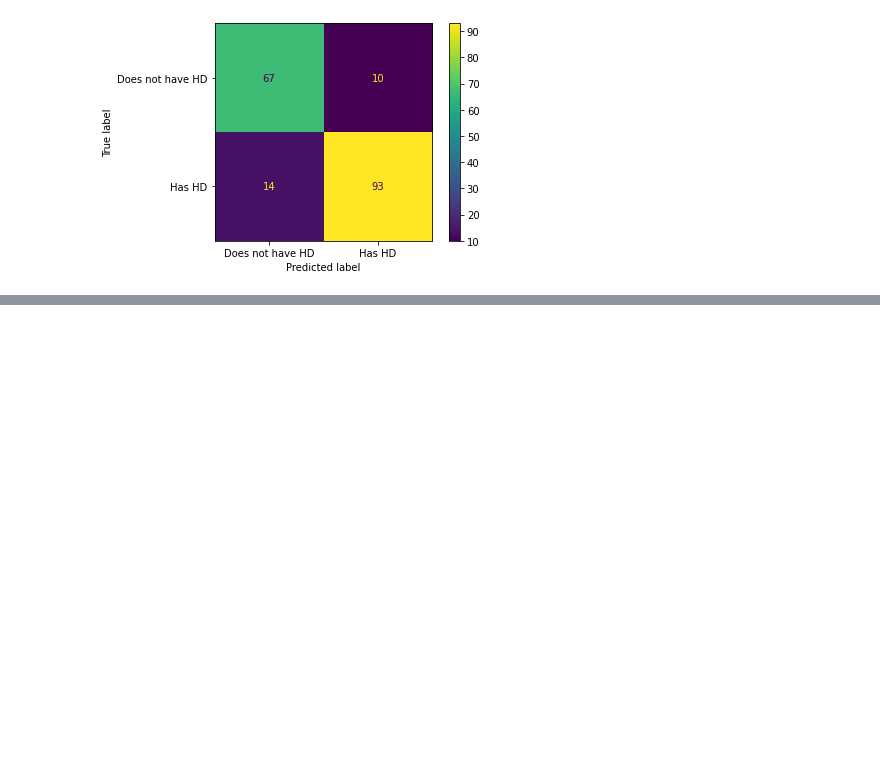
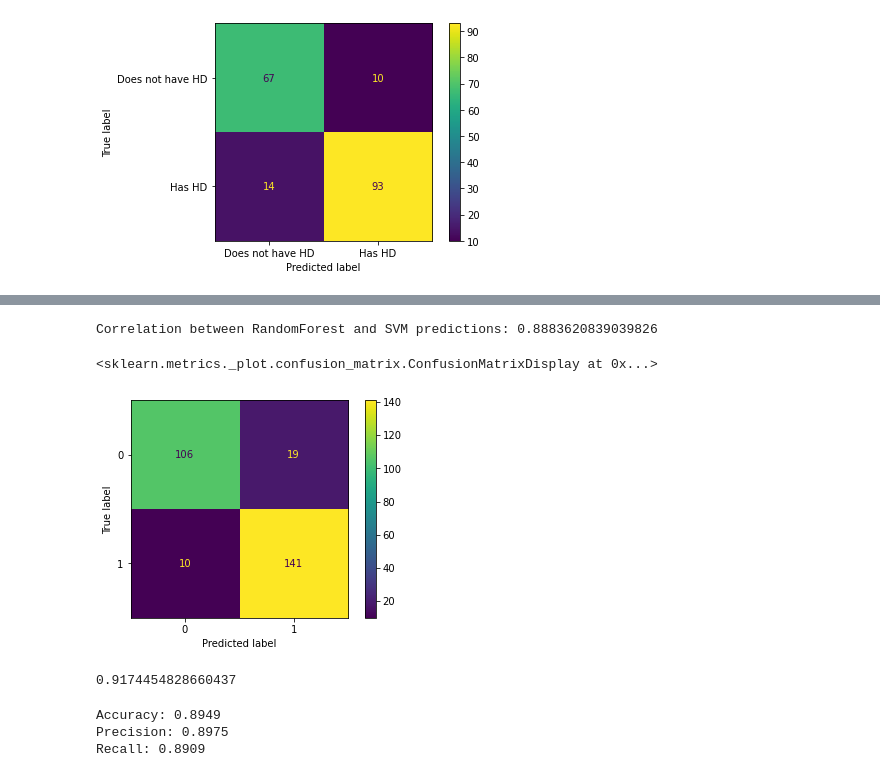
Before and after one commit to CryptoDataScience/UnfinishedMisc, a Jupyter notebook: Cleveland Clinic - Heart Disease.ipynb, the cells around one changed output, grey strips where cells are left out. Cells and saved outputs as stored; diff of their text form; code cells hidden in the pictures; blank space fills up the shorter version.

```diff
--- a/Cleveland Clinic - Heart Disease.ipynb
+++ b/Cleveland Clinic - Heart Disease.ipynb
@@ -418,0 +469,80 @@ plot_confusion_matrix(voting_clf, X_test, y_test, display_labels=["Does not have
+# %%
+
+##Fitting 3 folds for each of 3456 candidates, totalling 10368 fits
+##Best parameters found:  {'bootstrap': True,
+##'criterion': 'gini', 'max_depth': 10, 'min_samples_leaf': 4, 'min_samples_split': 10, 'n_estimators': 25}
+
+
+##Code to show how correlated the Random Forest and SVM Models are
+
+# RandomForestClassifier instantiation
+rf_model = RandomForestClassifier(random_state=888, n_estimators=25, criterion='gini', max_depth=10,
+                                  min_samples_split=10, min_samples_leaf=1, bootstrap=True)
+
+# SVC instantiation
+svm_model = SVC(probability=True, random_state=42, C=1, gamma='scale', kernel='rbf')
+
+# Fit both models separately
+rf_model.fit(x_train, y_train)
+svm_model.fit(x_train, y_train)
+
+# Predict on test data
+rf_predictions = rf_model.predict(x_test)
+svm_predictions = svm_model.predict(x_test)
+
+# Calculate the correlation between the two sets of predictions
+correlation = np.corrcoef(rf_predictions, svm_predictions)[0, 1]
+
+print(f"Correlation between RandomForest and SVM predictions: {correlation}")
+# %% [output]
+Correlation between RandomForest and SVM predictions: 0.8883620839039826
+# %%
+
+
+# Create voting classifier with added SVM
+voting_clf = VotingClassifier(
+    estimators=[
+        ('rf', rf_model),
+
+        ('svm', svm_model)  # Add SVM model here
+    ],
+    voting='soft'  # Use 'soft' for probability-based voting
+)
+
+voting_clf.fit(x_train, y_train)
+
+
+y_train_pred = voting_clf.predict(x_train)
+train_accuracy = accuracy_score(y_train, y_train_pred)
+
+test_predictions = voting_clf.predict(x_test)
+
+
+plot_confusion_matrix(voting_clf, x_test, y_test)  # voting_clf is your trained model
+# %% [output]
+<sklearn.metrics._plot.confusion_matrix.ConfusionMatrixDisplay at 0x...>
+[figure, added]
+# %%
+print(train_accuracy)
+# %% [output]
+0.9174454828660437
+# %%
+from sklearn.metrics import accuracy_score, precision_score, recall_score
+
+# Calculate accuracy
+accuracy = accuracy_score(y_test, test_predictions)
+print(f"Accuracy: {accuracy:.4f}")
+
+# Calculate precision
+# Note: Set the `average` parameter according to your problem.
+# For binary classification, it can be 'binary'. For multiclass, you might use 'micro', 'macro', or 'weighted'.
+precision = precision_score(y_test, test_predictions, average='macro')
+print(f"Precision: {precision:.4f}")
+
+# Calculate recall
+recall = recall_score(y_test, test_predictions, average='macro')
+print(f"Recall: {recall:.4f}")
+# %% [output]
+Accuracy: 0.8949
+Precision: 0.8975
+Recall: 0.8909
```
Also changed, not shown: parts of 30 cells of this notebook.
